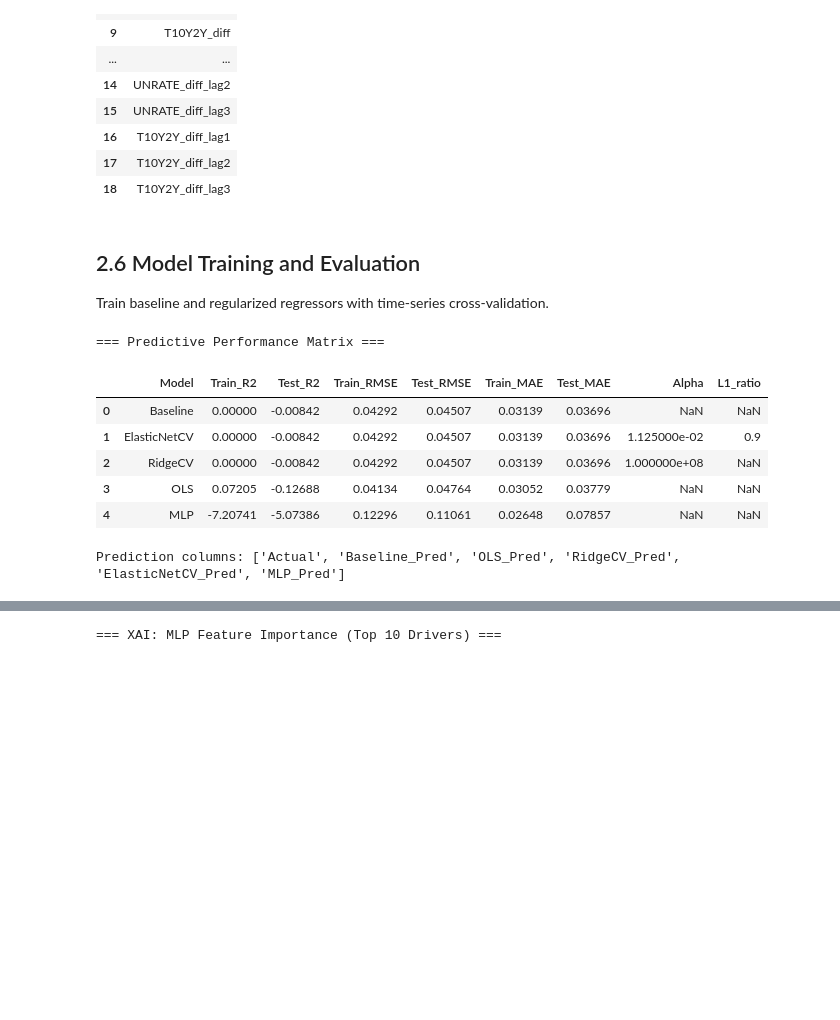
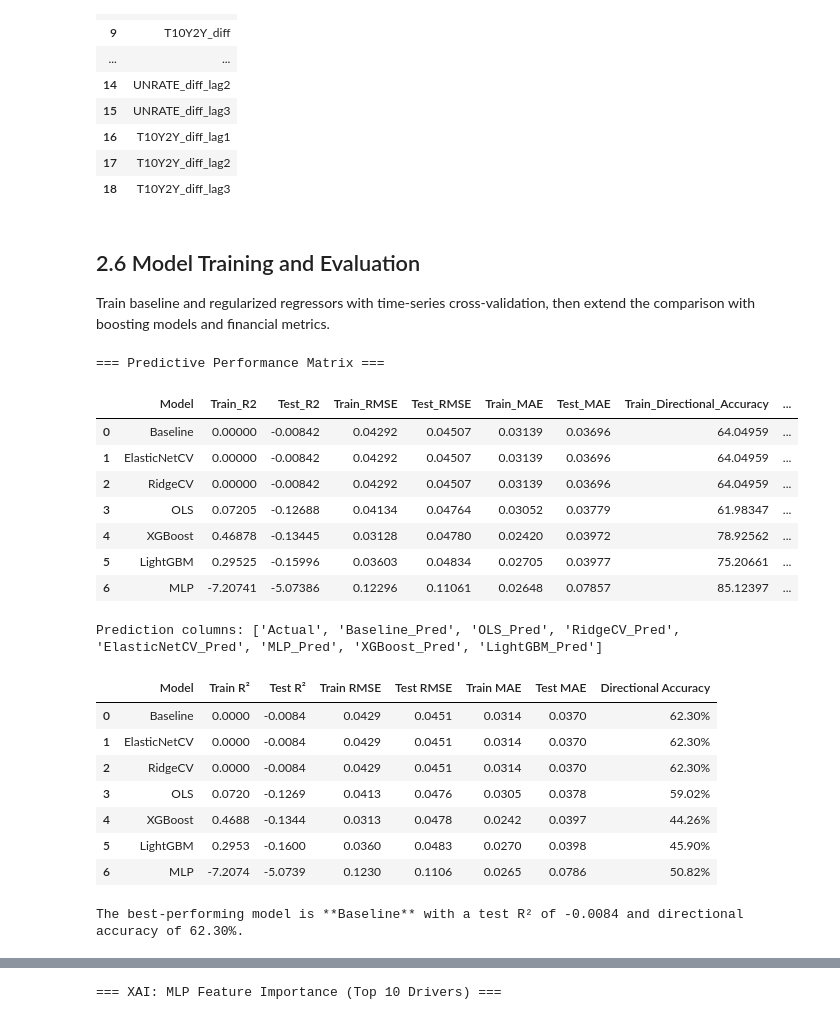
Before and after one commit to muhammedsaylik/macro-finance-prediction, a Jupyter notebook: notebooks/02_feature_validation_and_modeling.ipynb, the cells around one changed output, grey strips where cells are left out. Cells and saved outputs as stored; diff of their text form; code cells hidden in the pictures; blank space fills up the shorter version.

```diff
--- a/notebooks/02_feature_validation_and_modeling.ipynb
+++ b/notebooks/02_feature_validation_and_modeling.ipynb
@@ -225,20 +231,66 @@ Top features for modeling:
 | 18 | T10Y2Y_diff_lag3 |
 # %% [markdown]
 ## 2.6 Model Training and Evaluation
-Train baseline and regularized regressors with time-series cross-validation.
+Train baseline and regularized regressors with time-series cross-validation, then extend the comparison with boosting models and financial metrics.
 # %%
 model_pipeline = MacroFinanceModels(random_state=42)
 df_metrics, df_predictions = model_pipeline.fit_and_evaluate(X_train, X_test, y_train, y_test)
 
 print('=== Predictive Performance Matrix ===')
 display(df_metrics.round(5))
 print('Prediction columns:', list(df_predictions.columns))
+
+# Keep the comparison table in a consistent order and format.
+df_metrics = df_metrics.sort_values(by='Test_R2', ascending=False).reset_index(drop=True)
+
+comparison_df = pd.DataFrame({
+    'Model': df_metrics['Model'],
+    'Train R²': df_metrics['Train_R2'],
+    'Test R²': df_metrics['Test_R2'],
+    'Train RMSE': df_metrics['Train_RMSE'],
+    'Test RMSE': df_metrics['Test_RMSE'],
+    'Train MAE': df_metrics['Train_MAE'],
+    'Test MAE': df_metrics['Test_MAE'],
+    'Directional Accuracy': df_metrics['Test_Directional_Accuracy'],
+}).sort_values(by='Test R²', ascending=False).reset_index(drop=True)
+
+comparison_table = comparison_df.style.format({
+    'Train R²': '{:.4f}',
+    'Test R²': '{:.4f}',
+    'Train RMSE': '{:.4f}',
+    'Test RMSE': '{:.4f}',
+    'Train MAE': '{:.4f}',
+    'Test MAE': '{:.4f}',
+    'Directional Accuracy': '{:.2f}%',
+}).highlight_max(subset=['Test R²'], color='#d4edda')
+
+display(comparison_table)
+
+best_model_name = comparison_df.loc[0, 'Model']
+
+best_model_summary = (
+    f"The best-performing model is **{best_model_name}** with a test R² of "
+    f"{comparison_df.loc[0, 'Test R²']:.4f} and directional accuracy of "
+    f"{comparison_df.loc[0, 'Directional Accuracy']:.2f}%."
+)
+print(best_model_summary)
 # %% [output]
 === Predictive Performance Matrix ===
-|  | Model | Train_R2 | Test_R2 | Train_RMSE | Test_RMSE | Train_MAE | Test_MAE | Alpha | L1_ratio |
-| 0 | Baseline | 0.00000 | -0.00842 | 0.04292 | 0.04507 | 0.03139 | 0.03696 | NaN | NaN |
-| 1 | ElasticNetCV | 0.00000 | -0.00842 | 0.04292 | 0.04507 | 0.03139 | 0.03696 | 1.125000e-02 | 0.9 |
-| 2 | RidgeCV | 0.00000 | -0.00842 | 0.04292 | 0.04507 | 0.03139 | 0.03696 | 1.000000e+08 | NaN |
-| 3 | OLS | 0.07205 | -0.12688 | 0.04134 | 0.04764 | 0.03052 | 0.03779 | NaN | NaN |
-| 4 | MLP | -7.20741 | -5.07386 | 0.12296 | 0.11061 | 0.02648 | 0.07857 | NaN | NaN |
+|  | Model | Train_R2 | Test_R2 | Train_RMSE | Test_RMSE | Train_MAE | Test_MAE | Train_Directional_Accuracy | ... |
+| 0 | Baseline | 0.00000 | -0.00842 | 0.04292 | 0.04507 | 0.03139 | 0.03696 | 64.04959 | ... |
+| 1 | ElasticNetCV | 0.00000 | -0.00842 | 0.04292 | 0.04507 | 0.03139 | 0.03696 | 64.04959 | ... |
+| 2 | RidgeCV | 0.00000 | -0.00842 | 0.04292 | 0.04507 | 0.03139 | 0.03696 | 64.04959 | ... |
+| 3 | OLS | 0.07205 | -0.12688 | 0.04134 | 0.04764 | 0.03052 | 0.03779 | 61.98347 | ... |
+| 4 | XGBoost | 0.46878 | -0.13445 | 0.03128 | 0.04780 | 0.02420 | 0.03972 | 78.92562 | ... |
+| 5 | LightGBM | 0.29525 | -0.15996 | 0.03603 | 0.04834 | 0.02705 | 0.03977 | 75.20661 | ... |
+| 6 | MLP | -7.20741 | -5.07386 | 0.12296 | 0.11061 | 0.02648 | 0.07857 | 85.12397 | ... |
-Prediction columns: ['Actual', 'Baseline_Pred', 'OLS_Pred', 'RidgeCV_Pred', 'ElasticNetCV_Pred', 'MLP_Pred']
+Prediction columns: ['Actual', 'Baseline_Pred', 'OLS_Pred', 'RidgeCV_Pred', 'ElasticNetCV_Pred', 'MLP_Pred', 'XGBoost_Pred', 'LightGBM_Pred']
+|  | Model | Train R² | Test R² | Train RMSE | Test RMSE | Train MAE | Test MAE | Directional Accuracy |
+| 0 | Baseline | 0.0000 | -0.0084 | 0.0429 | 0.0451 | 0.0314 | 0.0370 | 62.30% |
+| 1 | ElasticNetCV | 0.0000 | -0.0084 | 0.0429 | 0.0451 | 0.0314 | 0.0370 | 62.30% |
+| 2 | RidgeCV | 0.0000 | -0.0084 | 0.0429 | 0.0451 | 0.0314 | 0.0370 | 62.30% |
+| 3 | OLS | 0.0720 | -0.1269 | 0.0413 | 0.0476 | 0.0305 | 0.0378 | 59.02% |
+| 4 | XGBoost | 0.4688 | -0.1344 | 0.0313 | 0.0478 | 0.0242 | 0.0397 | 44.26% |
+| 5 | LightGBM | 0.2953 | -0.1600 | 0.0360 | 0.0483 | 0.0270 | 0.0398 | 45.90% |
+| 6 | MLP | -7.2074 | -5.0739 | 0.1230 | 0.1106 | 0.0265 | 0.0786 | 50.82% |
+The best-performing model is **Baseline** with a test R² of -0.0084 and directional accuracy of 62.30%.
```
Also changed, not shown: parts of 8 cells of this notebook, 7 other files.
